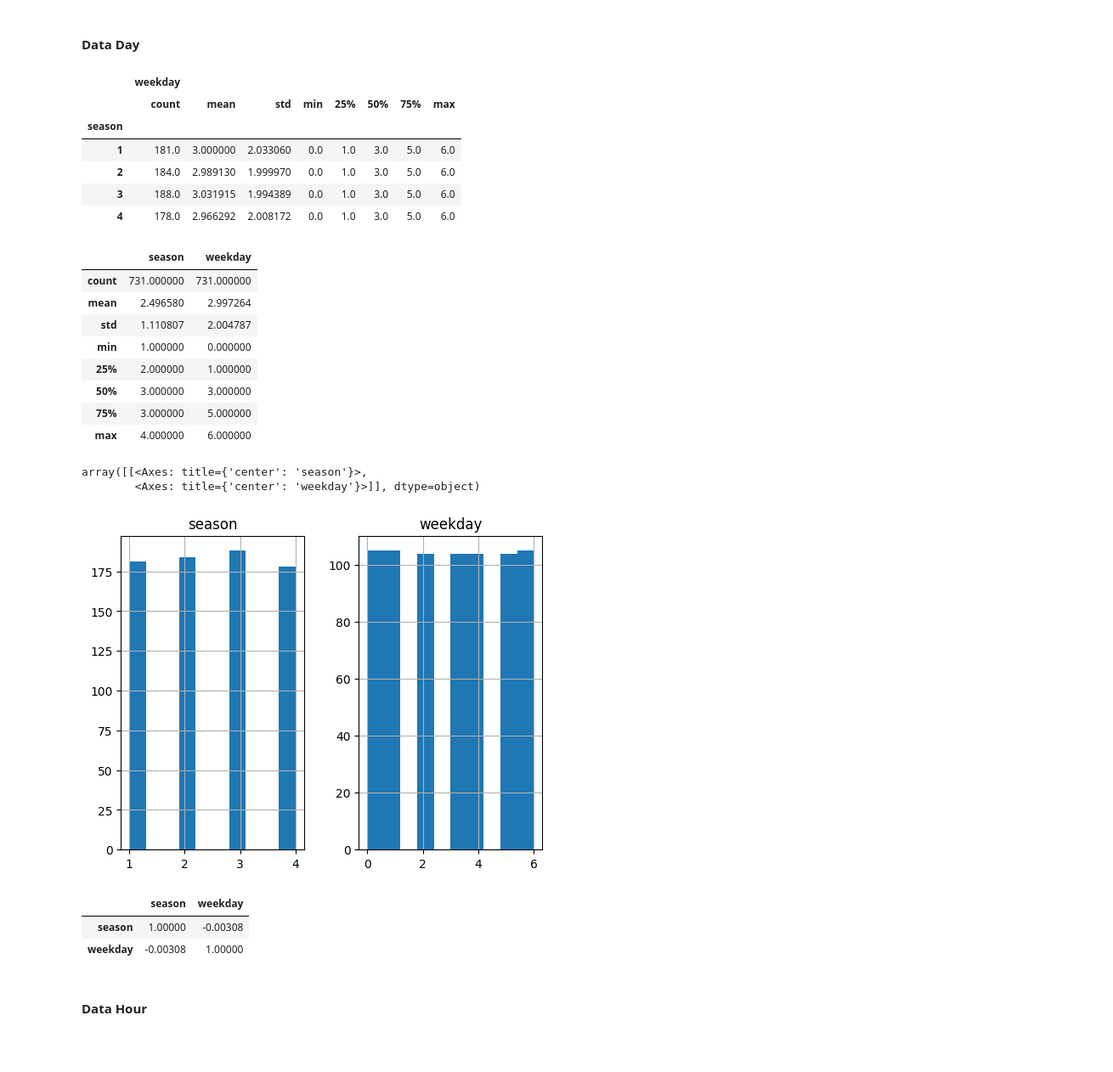
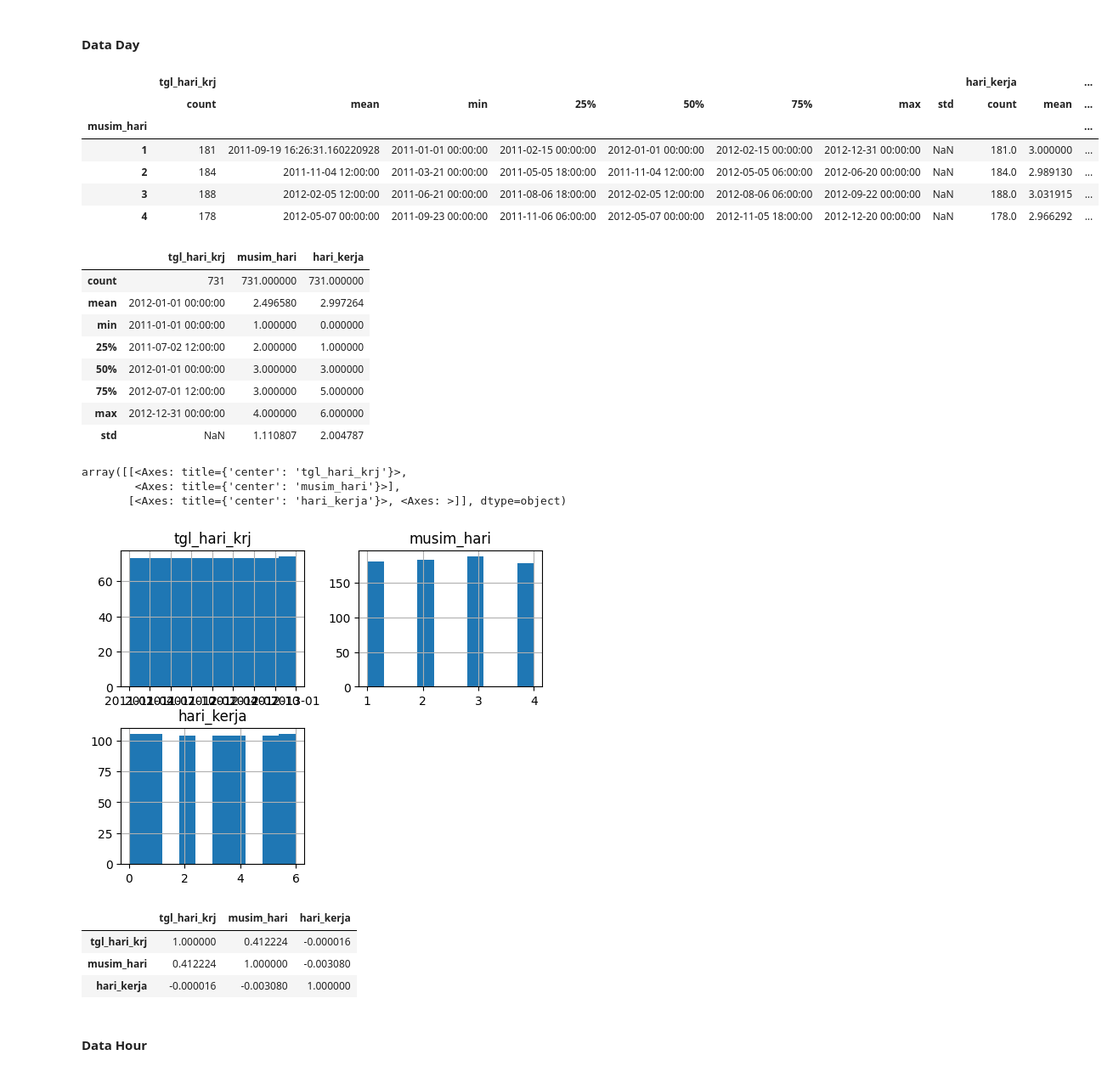
Before and after one commit to ValentioStanley/Data-Analysis-with-Python, a Jupyter notebook: notebook.ipynb, the cells around one changed output. Shown at 85% size. Drawn from its saved outputs; the diff is of its cells as text; code cells hidden in the pictures; blank space fills up the shorter version.

```diff
--- a/notebook.ipynb
+++ b/notebook.ipynb
@@ -250,0 +243,19 @@ df2.describe()
+# %%
+df1 = pd.DataFrame(df1, columns = ("dteday","season", "weekday"))
+# Memperbaiki tipe data
+df1["dteday"] = pd.to_datetime(df1["dteday"])
+display(df1.info())
+# Mengubah nama kolom
+df1 = df1.rename(columns={"dteday":"tgl_hari_krj","season":"musim_hari", "weekday": "hari_kerja"})
+
+df2 = pd.DataFrame(df2, columns = ("dteday","season", "hr"))
+# Memperbaiki tipe data
+df2["dteday"] = pd.to_datetime(df2["dteday"])
+display(df2.info())
+# Mengubah nama kolom
+df2 = df2.rename(columns={"dteday":"tgl_hari_jam","season":"musim_jam", "hr":"jam"})
+
+print("Data Day")
+display(df1)
+print("Data Hour")
+display(df2)
@@ -260,40 +326,41 @@ df2.describe()
 # %% [markdown]
 #### Data Day
 # %%
-df1 = pd.DataFrame(df1, columns = ("season", "weekday"))
-df1_season = df1.groupby(by="season")
+df1_season = df1.groupby(by="musim_hari")
 display(df1_season.describe())
 # %% [output]
-|  | weekday |  |  |  |  |  |  |  |
-|  | count | mean | std | min | 25% | 50% | 75% | max |
-| season |  |  |  |  |  |  |  |  |
-| 1 | 181.0 | 3.000000 | 2.033060 | 0.0 | 1.0 | 3.0 | 5.0 | 6.0 |
-| 2 | 184.0 | 2.989130 | 1.999970 | 0.0 | 1.0 | 3.0 | 5.0 | 6.0 |
-| 3 | 188.0 | 3.031915 | 1.994389 | 0.0 | 1.0 | 3.0 | 5.0 | 6.0 |
-| 4 | 178.0 | 2.966292 | 2.008172 | 0.0 | 1.0 | 3.0 | 5.0 | 6.0 |
+|  | tgl_hari_krj |  |  |  |  |  |  |  | hari_kerja |  | ... |
+|  | count | mean | min | 25% | 50% | 75% | max | std | count | mean | ... |
+| musim_hari |  |  |  |  |  |  |  |  |  |  | ... |
+| 1 | 181 | 2011-09-19 16:26:31.160220928 | 2011-01-01 00:00:00 | 2011-02-15 00:00:00 | 2012-01-01 00:00:00 | 2012-02-15 00:00:00 | 2012-12-31 00:00:00 | NaN | 181.0 | 3.000000 | ... |
+| 2 | 184 | 2011-11-04 12:00:00 | 2011-03-21 00:00:00 | 2011-05-05 18:00:00 | 2011-11-04 12:00:00 | 2012-05-05 06:00:00 | 2012-06-20 00:00:00 | NaN | 184.0 | 2.989130 | ... |
+| 3 | 188 | 2012-02-05 12:00:00 | 2011-06-21 00:00:00 | 2011-08-06 18:00:00 | 2012-02-05 12:00:00 | 2012-08-06 06:00:00 | 2012-09-22 00:00:00 | NaN | 188.0 | 3.031915 | ... |
+| 4 | 178 | 2012-05-07 00:00:00 | 2011-09-23 00:00:00 | 2011-11-06 06:00:00 | 2012-05-07 00:00:00 | 2012-11-05 18:00:00 | 2012-12-20 00:00:00 | NaN | 178.0 | 2.966292 | ... |
 # %%
 display(df1.describe())
 # %% [output]
-|  | season | weekday |
-| count | 731.000000 | 731.000000 |
-| mean | 2.496580 | 2.997264 |
-| std | 1.110807 | 2.004787 |
-| min | 1.000000 | 0.000000 |
-| 25% | 2.000000 | 1.000000 |
-| 50% | 3.000000 | 3.000000 |
-| 75% | 3.000000 | 5.000000 |
-| max | 4.000000 | 6.000000 |
+|  | tgl_hari_krj | musim_hari | hari_kerja |
+| count | 731 | 731.000000 | 731.000000 |
+| mean | 2012-01-01 00:00:00 | 2.496580 | 2.997264 |
+| min | 2011-01-01 00:00:00 | 1.000000 | 0.000000 |
+| 25% | 2011-07-02 12:00:00 | 2.000000 | 1.000000 |
+| 50% | 2012-01-01 00:00:00 | 3.000000 | 3.000000 |
+| 75% | 2012-07-01 12:00:00 | 3.000000 | 5.000000 |
+| max | 2012-12-31 00:00:00 | 4.000000 | 6.000000 |
+| std | NaN | 1.110807 | 2.004787 |
 # %%
 df1.hist()
 # %% [output]
-array([[<Axes: title={'center': 'season'}>,
-        <Axes: title={'center': 'weekday'}>]], dtype=object)
+array([[<Axes: title={'center': 'tgl_hari_krj'}>,
+        <Axes: title={'center': 'musim_hari'}>],
+       [<Axes: title={'center': 'hari_kerja'}>, <Axes: >]], dtype=object)
-[figure, old version]
+[figure, new version]
 # %%
 df1.corr()
 # %% [output]
-|  | season | weekday |
-| season | 1.00000 | -0.00308 |
-| weekday | -0.00308 | 1.00000 |
+|  | tgl_hari_krj | musim_hari | hari_kerja |
+| tgl_hari_krj | 1.000000 | 0.412224 | -0.000016 |
+| musim_hari | 0.412224 | 1.000000 | -0.003080 |
+| hari_kerja | -0.000016 | -0.003080 | 1.000000 |
 # %% [markdown]
 #### Data Hour
```
Also changed, not shown: parts of 41 cells of this notebook, 2 other files.
